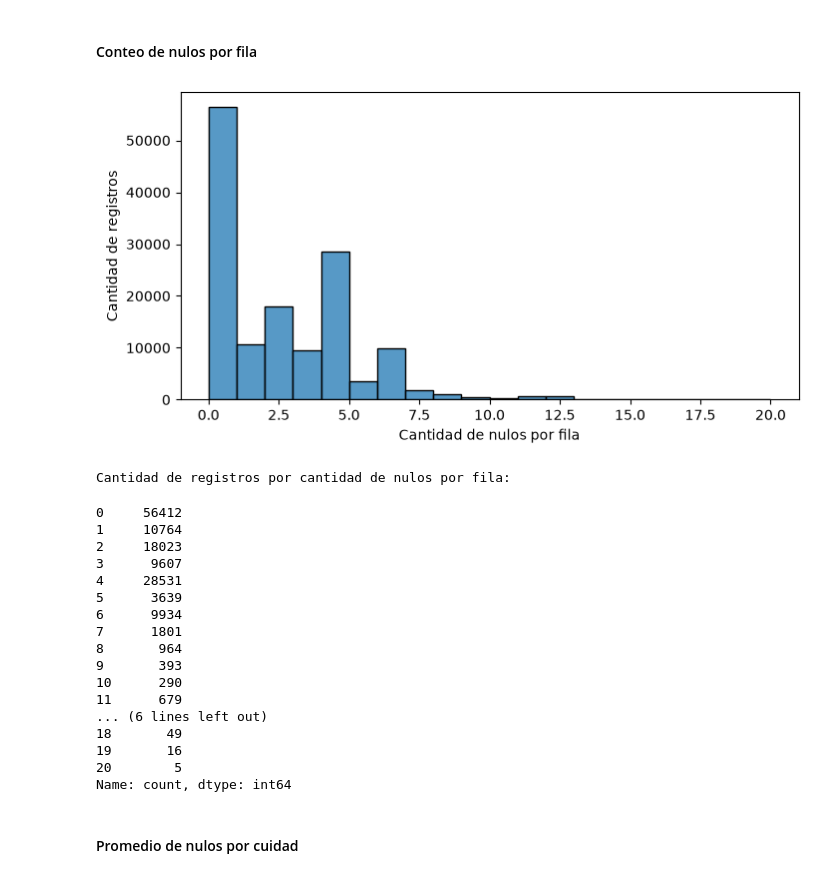
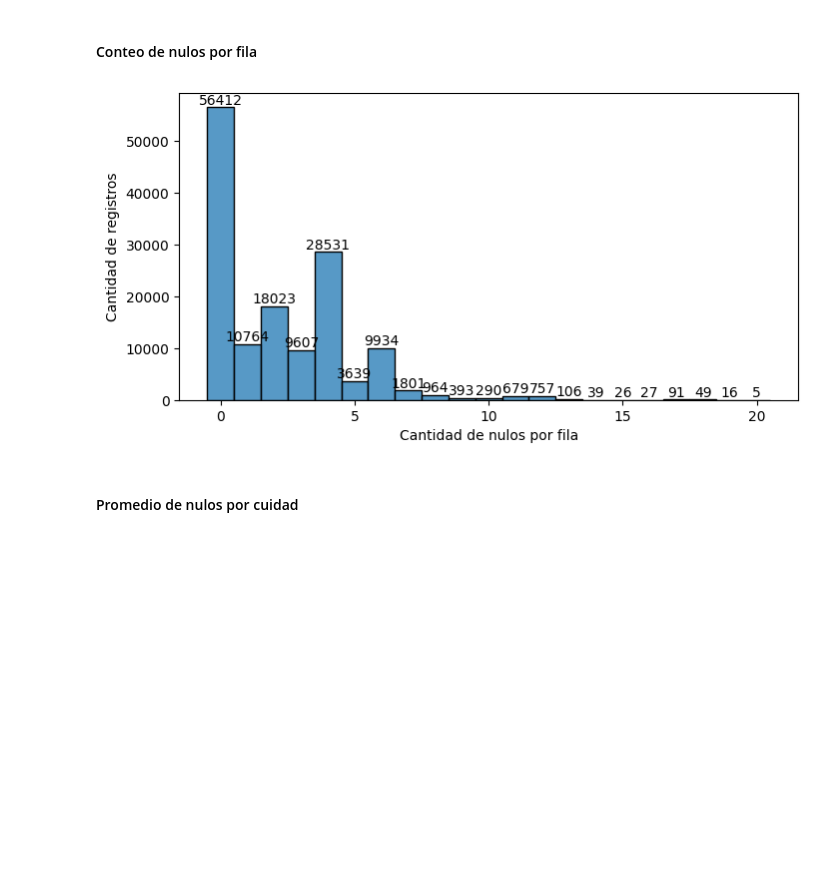
Before and after one commit to AlvaTF/TP-AA1-Ruiz-Toledo-Mendoza, a Jupyter notebook: TP_2/TP_clasificacion_AA1.ipynb, the cells around one changed output. Drawn from its saved outputs; the diff is of its cells as text; code cells hidden in the pictures; blank space fills up the shorter version.

Commit message:
Correcciones en EDA (histogramas y descrip. de var.) más visualiz. sin comentarios

```diff
--- a/TP_2/TP_clasificacion_AA1.ipynb
+++ b/TP_2/TP_clasificacion_AA1.ipynb
@@ -191,36 +233,16 @@ Valores faltantes por columna despues de eliminar filas con target nulo:
 # %%
 nulos_fila = df.isnull().sum(axis=1)
 
 plt.figure(figsize=(8,4))
+ax = sns.histplot(nulos_fila, discrete=True)
 
-sns.histplot(nulos_fila, bins=20)
+ax.bar_label(ax.containers[0])
 
 plt.xlabel("Cantidad de nulos por fila")
 plt.ylabel("Cantidad de registros")
 plt.show()
-
-print("\nCantidad de registros por cantidad de nulos por fila:")
-nulos_fila.value_counts().sort_index()
 # %% [output]
-[figure, old version]
+[figure, new version]
-Cantidad de registros por cantidad de nulos por fila:
-0     56412
-1     10764
-2     18023
-3      9607
-4     28531
-5      3639
-6      9934
-7      1801
-8       964
-9       393
-10      290
-11      679
-... (6 lines left out)
-18       49
-19       16
-20        5
-Name: count, dtype: int64
 # %% [markdown]
 #### Promedio de nulos por cuidad
 # %%
```
Also changed, not shown: parts of 20 cells of this notebook.
